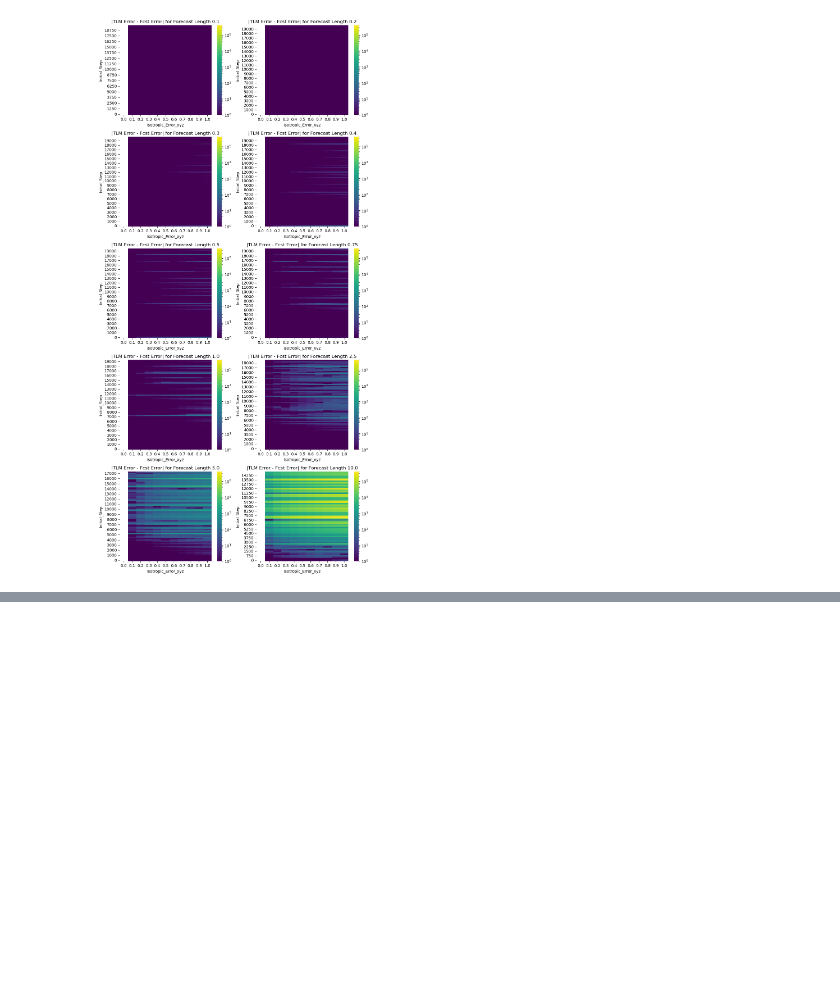
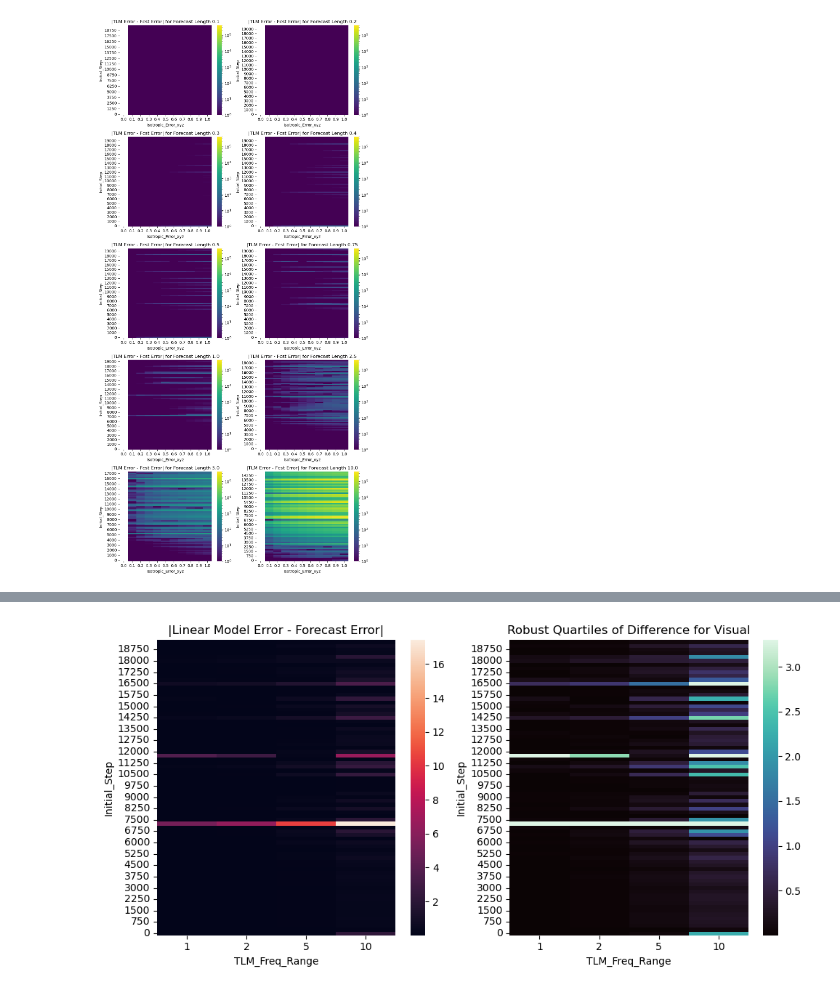
Before and after one commit to AidanJanney/ATOC4500_F24, a Jupyter notebook: Project_1/Project_1.ipynb, the cells around one changed output, grey strips where cells are left out. Saved outputs shown, nothing was run; the diff lists cells and outputs as text; code cells hidden in the pictures; blank space fills up the shorter version.

```diff
--- a/Project_1/Project_1.ipynb
+++ b/Project_1/Project_1.ipynb
@@ -594,0 +680,4 @@ plt.savefig('./Images_Project_1/q1_mean_perturbation')
+# %%
+error_difference['Mean_Difference_Step'] = error_difference.mean(axis=1)
+error_diff_TLM_freq = error_difference.mean(axis = 0)
+print(error_difference)
@@ -594,0 +710,22 @@ plt.savefig('./Images_Project_1/q1_mean_perturbation')
+# %%
+
+plt.rcParams["figure.figsize"] = [10.0, 5]
+plt.rcParams["figure.autolayout"] = True
+
+fig,(ax3,ax4) = plt.subplots(1,2)
+
+
+
+sns.heatmap(error_difference[TLM_freq_range], ax = ax3)
+ax3.invert_yaxis()
+ax3.set_title("|Linear Model Error - Forecast Error|")
+
+sns.heatmap(error_difference[TLM_freq_range], ax = ax4, robust = True, cmap="mako")
+ax4.invert_yaxis()
+ax4.set_title("Robust Quartiles of Difference for Visual")
+
+#plt.setp(((ax1, ax2), (ax3,ax4)), xticks=ax2.get_xticks(), yticks=ax2.get_yticks(),xticklabels=ax2.get_xticklabels(), yticklabels=ax2.get_yticklabels())
+plt.savefig("./Images_Project_1/q3_Variation in space.png",format='png', dpi=150, bbox_inches='tight')
+print()
+# %% [output]
+[figure, added]
```
Also changed, not shown: parts of 18 cells of this notebook, 3 other files.
